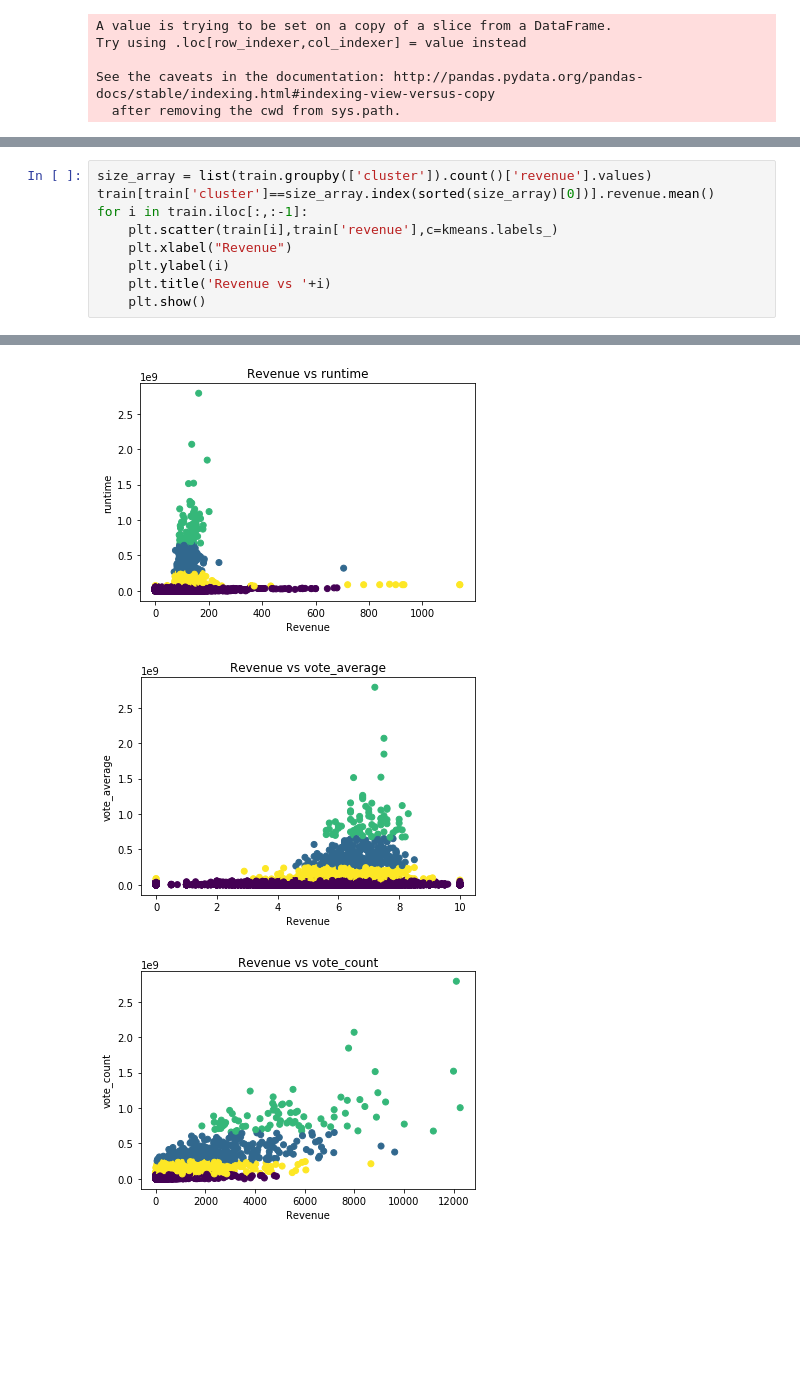
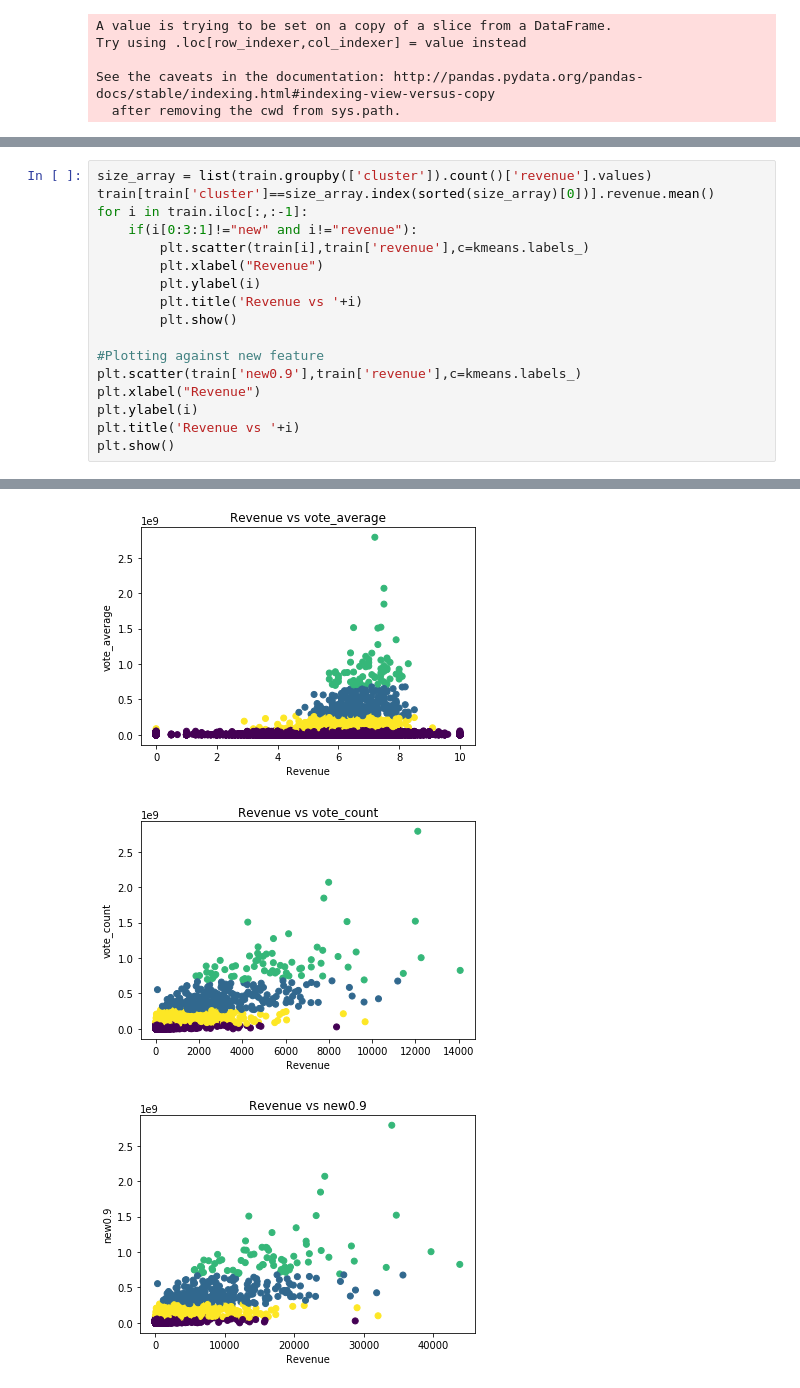
Before and after one commit to rahul-shiv/DA-2018, a Jupyter notebook: model.ipynb, the cells around one changed output, grey strips where cells are left out. Drawn from its saved outputs; the diff is of its cells as text; blank space fills up the shorter version.

```diff
--- a/model.ipynb
+++ b/model.ipynb
@@ -80,9 +80,17 @@ train.groupby(['cluster']).mean()
 size_array = list(train.groupby(['cluster']).count()['revenue'].values)
 train[train['cluster']==size_array.index(sorted(size_array)[0])].revenue.mean()
 for i in train.iloc[:,:-1]:
-    plt.scatter(train[i],train['revenue'],c=kmeans.labels_)
-    plt.xlabel("Revenue")
-    plt.ylabel(i)
-    plt.title('Revenue vs '+i)
-    plt.show()
+    if(i[0:3:1]!="new" and i!="revenue"):
+        plt.scatter(train[i],train['revenue'],c=kmeans.labels_)
+        plt.xlabel("Revenue")
+        plt.ylabel(i)
+        plt.title('Revenue vs '+i)
+        plt.show()
+
+#Plotting against new feature
+plt.scatter(train['new0.9'],train['revenue'],c=kmeans.labels_)
+plt.xlabel("Revenue")
+plt.ylabel(i)
+plt.title('Revenue vs '+i)
+plt.show()
 # %% [output]
@@ -92,3 +100,3 @@ for i in train.iloc[:,:-1]:
-[figure, old version]
+[figure, new version]
-[figure, old version]
+[figure, new version]
-[figure, old version]
+[figure, new version]
```
Also changed, not shown: parts of 7 cells of this notebook, 1 other file.
